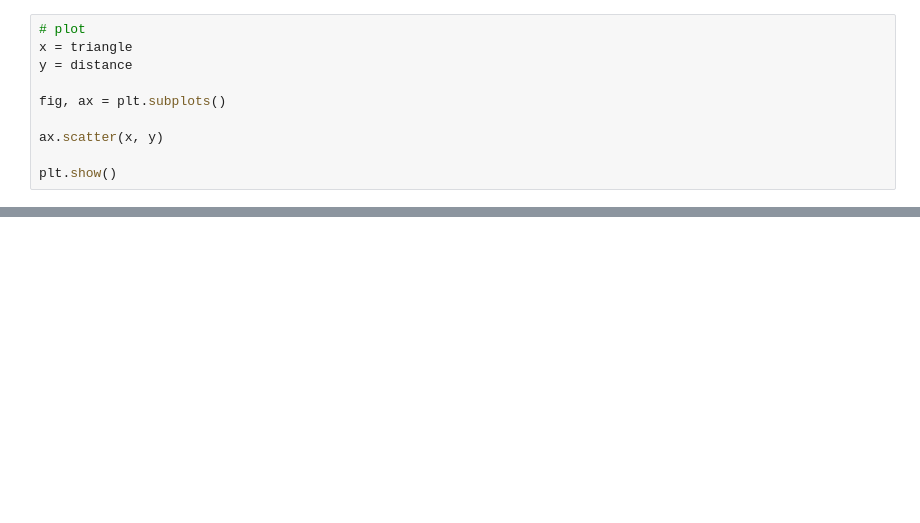
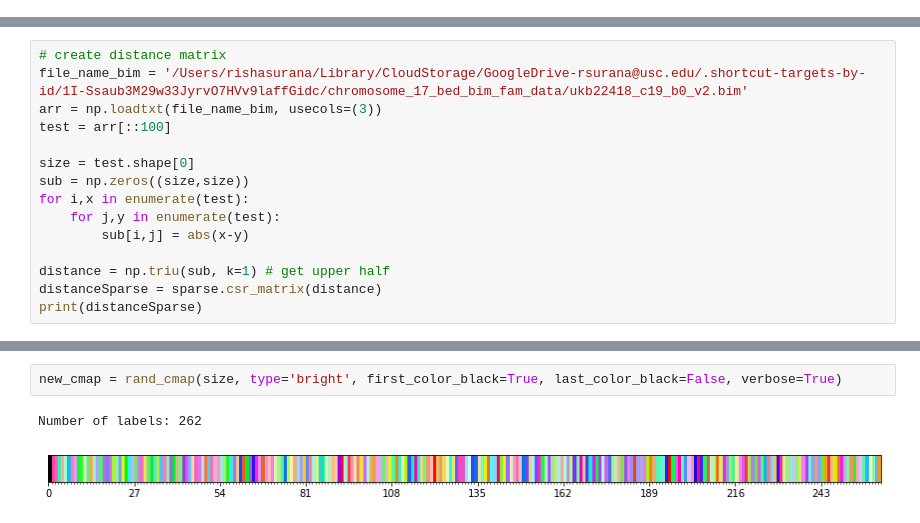
Before and after one commit to rishasurana/gene-graphs, a Jupyter notebook: distance.ipynb, the cells around one changed output, grey strips where cells are left out. Drawn from its saved outputs; the diff is of its cells as text; blank space fills up the shorter version.

Commit message:
Distance on Genome (kB)

```diff
--- a/distance.ipynb
+++ b/distance.ipynb
@@ -117,10 +23,0 @@ array([[258., 258., 258., ..., 258., 258., 258.],
-# %%
-# plot
-x = triangle
-y = distance
-
-fig, ax = plt.subplots()
-
-ax.scatter(x, y)
-
-plt.show()
@@ -128,0 +24,15 @@ plt.show()
+# %%
+# create distance matrix
+file_name_bim = '/Users/rishasurana/Library/CloudStorage/GoogleDrive-rsurana@usc.edu/.shortcut-targets-by-id/1I-Ssaub3M29w33JyrvO7HVv9laffGidc/chromosome_17_bed_bim_fam_data/ukb22418_c19_b0_v2.bim'
+arr = np.loadtxt(file_name_bim, usecols=(3))
+test = arr[::100]
+
+size = test.shape[0]
+sub = np.zeros((size,size))
+for i,x in enumerate(test):
+    for j,y in enumerate(test):
+        sub[i,j] = abs(x-y)
+
+distance = np.triu(sub, k=1) # get upper half
+distanceSparse = sparse.csr_matrix(distance)
+print(distanceSparse)
@@ -128,0 +131,5 @@ plt.show()
+# %%
+new_cmap = rand_cmap(size, type='bright', first_color_black=True, last_color_black=False, verbose=True)
+# %% [output]
+Number of labels: 262
+[figure, added]
```
Also changed, not shown: parts of 12 cells of this notebook, 3 other files.
